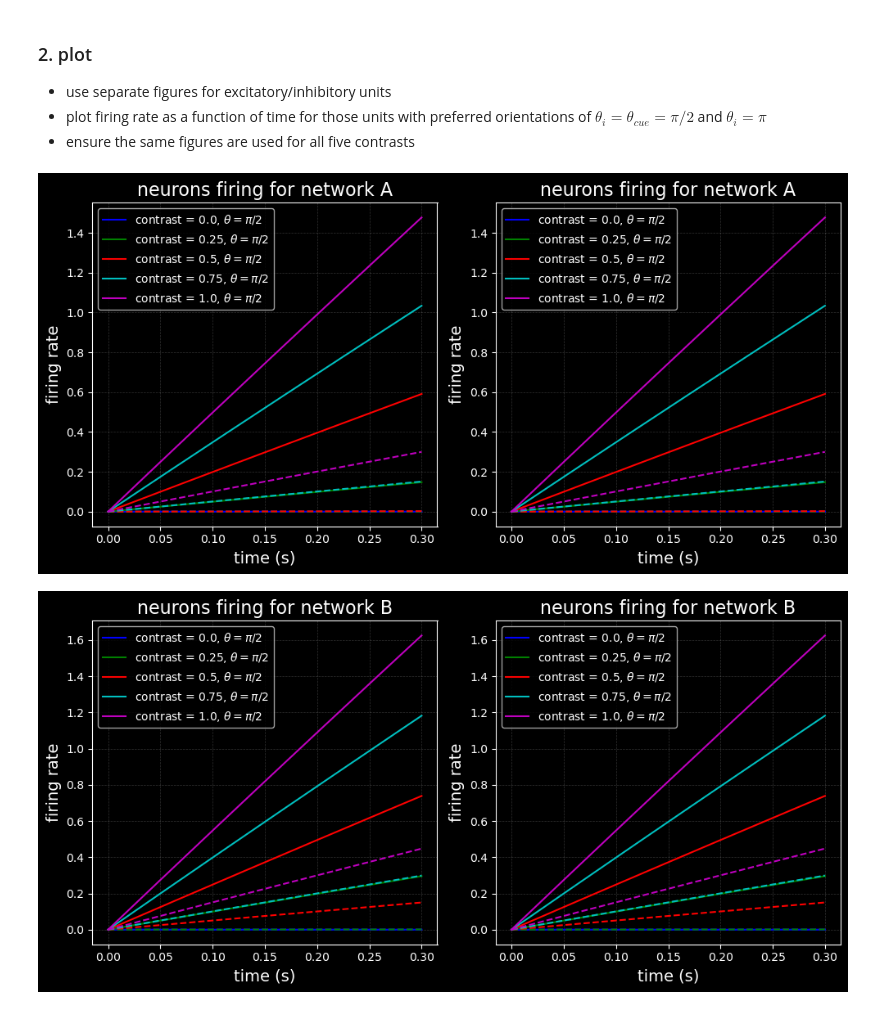
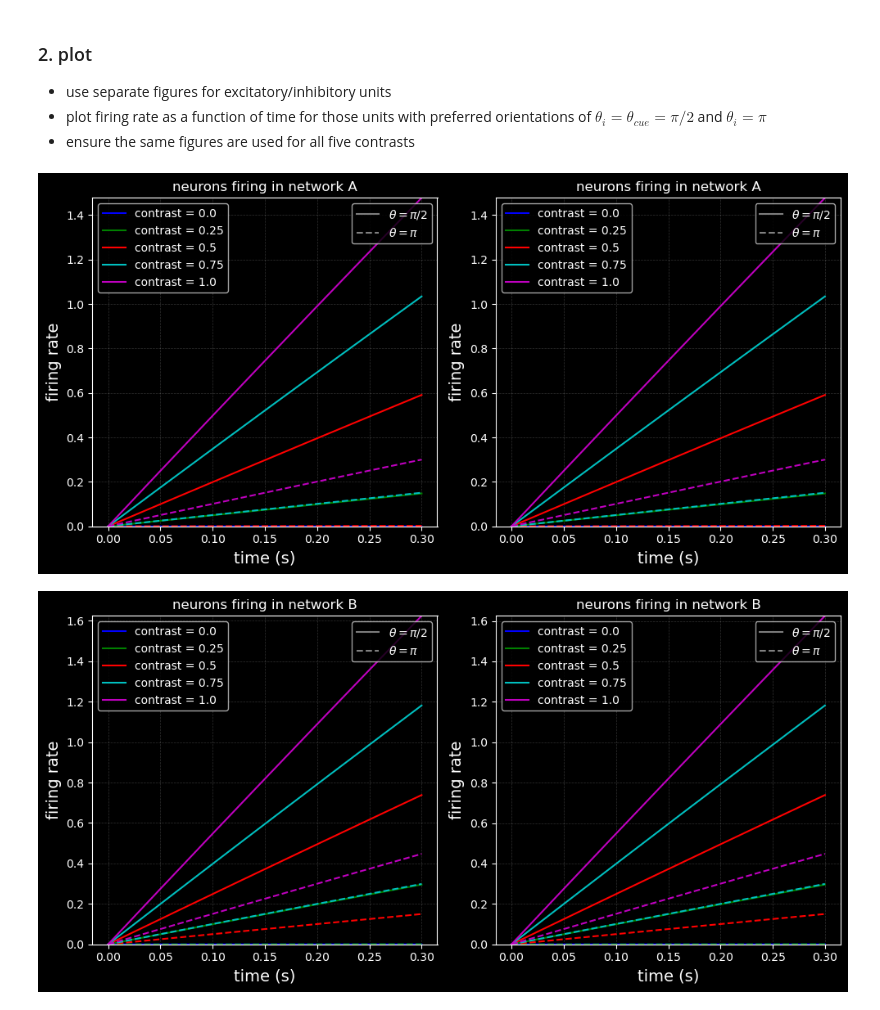
Before and after one commit to polsen99/intro_comp_neuro, a Jupyter notebook: ch6 (firing-rate models, network dynamics)/tutorial 6.4 - orientation selectivity in a ring model.ipynb, the cells around one changed output. Cells and saved outputs as stored; diff of their text form; code cells hidden in the pictures.

Commit message:
update q2 plot

```diff
--- a/ch6 (firing-rate models, network dynamics)/tutorial 6.4 - orientation selectivity in a ring model.ipynb
+++ b/ch6 (firing-rate models, network dynamics)/tutorial 6.4 - orientation selectivity in a ring model.ipynb
@@ -239,34 +239,55 @@ results = simulate_all(t, theta, dt, network_params, contrasts)
 # %%
 colors = ['b', 'g', 'r', 'c', 'm']
 linestyles = ['-', '--']
 linewidth = 1.5
 
 for network in ['A', 'B', 'C']:
     contrast_results = results[network]
+
+    # Determine global y-limits for each network's plots
+    all_exc_values = np.concatenate([contrast_results[c]['exc'] for c in contrast_results])
+    all_inh_values = np.concatenate([contrast_results[c]['inh'] for c in contrast_results])
+
+    ylim_exc = (0, all_exc_values.max())
+    ylim_inh = (0, all_inh_values.max())
+
     fig, ax = plt.subplots(1, 2, figsize=(10, 5))
 
     for idx, c in enumerate(contrast_results):
         exc = contrast_results[c]['exc']
         inh = contrast_results[c]['inh']
+
         color = colors[idx]
 
         # Plot for excitatory neurons
-        ax[0].plot(t, exc[:, idx_pi_over_2], label=f'contrast = {c}, $\\theta = \pi /2$', color=color, linestyle=linestyles[0], linewidth=linewidth)
+        ax[0].plot(t, exc[:, idx_pi_over_2], label=f'contrast = {c}', color=color, linestyle=linestyles[0], linewidth=linewidth)
         ax[0].plot(t, exc[:, idx_pi], color=color, linestyle=linestyles[1], linewidth=linewidth)
+        ax[0].set_ylim(ylim_exc)  # set y-limits
 
         # Plot for inhibitory neurons
-        ax[1].plot(t, inh[:, idx_pi_over_2], label=f'contrast = {c}, $\\theta = \pi /2$', color=color, linestyle=linestyles[0], linewidth=linewidth)
+        ax[1].plot(t, inh[:, idx_pi_over_2], label=f'contrast = {c}', color=color, linestyle=linestyles[0], linewidth=linewidth)
         ax[1].plot(t, inh[:, idx_pi], color=color, linestyle=linestyles[1], linewidth=linewidth)
+        ax[1].set_ylim(ylim_inh)  # set y-limits
 
+    # Creating legends
     for a in ax:
         a.set_xlabel('time (s)', fontsize=14)
         a.set_ylabel('firing rate', fontsize=14)
-        a.legend(frameon=True, fontsize=10)  # Add frame around the legend
-        a.grid(True, which='both', linestyle='--', linewidth=0.5, alpha=0.2)  # Add grid lines
-        a.set_title(f'neurons firing in network {network}', fontsize=16)
+
+        # Legend for contrasts
+        handles, labels = a.get_legend_handles_labels()
+        legend1 = a.legend(handles[:5], labels[:5], title="", loc="upper left", fontsize=10)
+
+        # Legend for theta values
+        line1, = a.plot([], [], color='grey', linestyle=linestyles[0], label='$\\theta = \pi /2$')
+        line2, = a.plot([], [], color='grey', linestyle=linestyles[1], label='$\\theta = \pi$')
+        legend2 = a.legend(handles=[line1, line2], loc="upper right", fontsize=10)
+        a.add_artist(legend1)
+
+        a.grid(True, which='both', linestyle='--', linewidth=0.5, alpha=0.2)
+        a.set_title(f'neurons firing in network {network}')
 
     plt.tight_layout()
-    plt.show()
 # %% [output]
-[figure, old version]
+[figure, new version]
-[figure, old version]
+[figure, new version]
```
Also changed, not shown: parts of 1 cell of this notebook.
